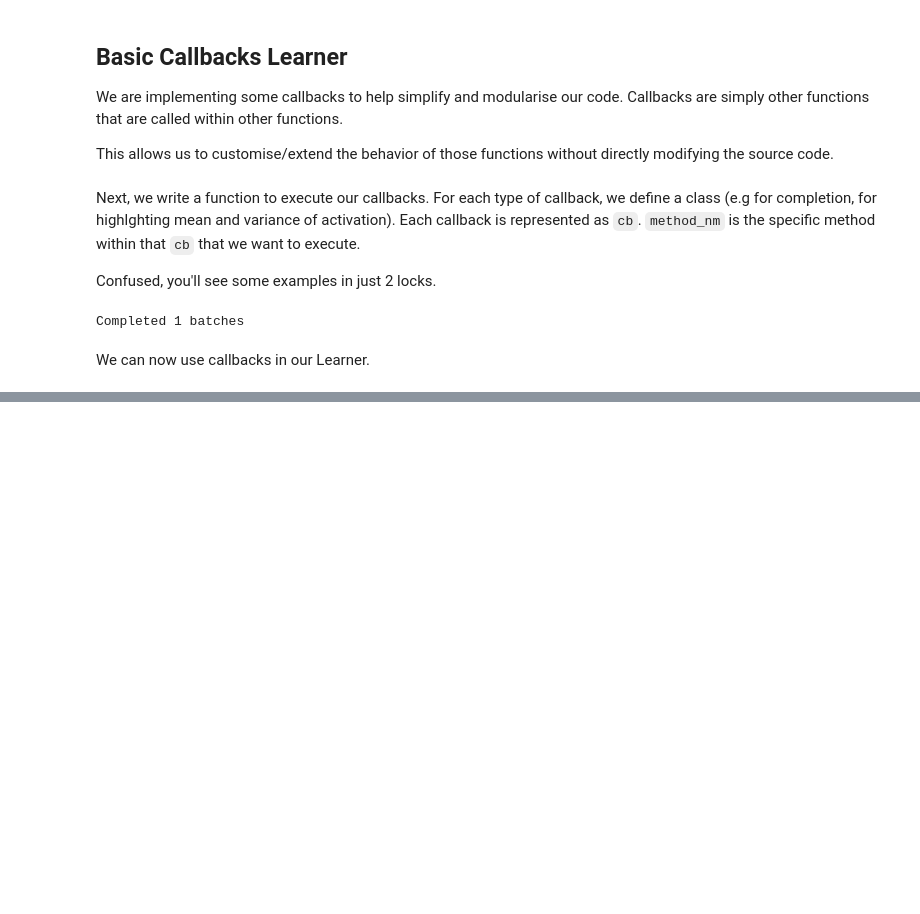
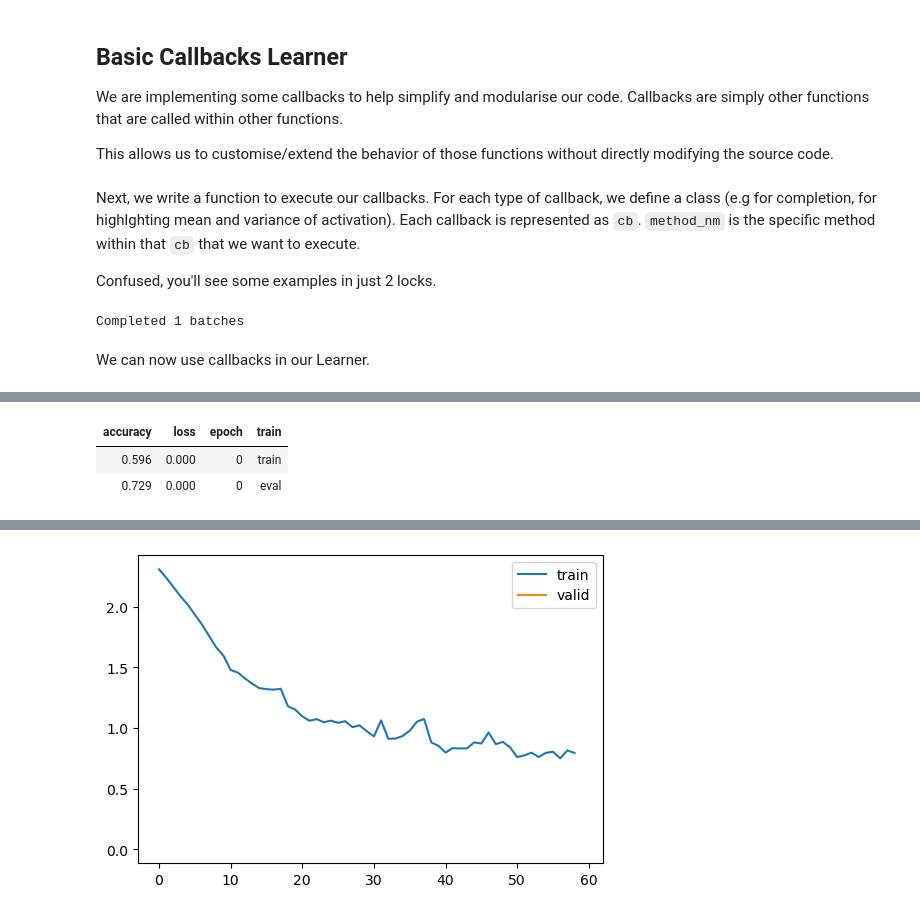
Before and after one commit to 0xSingletOnly/pdlfc, a Jupyter notebook: 09_learner.ipynb, the cells around one changed output, grey strips where cells are left out. Saved outputs shown, nothing was run; the diff lists cells and outputs as text; code cells hidden in the pictures; blank space fills up the shorter version.

Commit message:
finish implement learner

```diff
--- a/09_learner.ipynb
+++ b/09_learner.ipynb
@@ -157,0 +220,3 @@ class Learner():
+# %%
+learn = Learner(get_model(), dls, F.cross_entropy, lr=0.2, cbs=[SingleBatchCB(), CompletionCB()])
+learn.fit(1)
@@ -157,0 +356,21 @@ class Learner():
+# %%
+#|export
+class TrainCB(Callback):
+    def __init__(self, n_inp=1):
+        # for models with more than 1 input
+        self.n_inp = n_inp
+
+    def predict(self, learn):
+        learn.preds = learn.model(*learn.batch[:self.n_inp])
+
+    def get_loss(self, learn):
+        learn.loss = learn.loss_func(learn.preds, *learn.batch[self.n_inp:])
+
+    def backward(self, learn):
+        learn.loss.backward()
+
+    def step(self, learn):
+        learn.opt.step()
+
+    def zero_grad(self, learn):
+        learn.opt.zero_grad()
@@ -157,0 +416,13 @@ class Learner():
+# %%
+#|export
+class with_cbs:
+    def __init__(self, nm): self.nm = nm
+    def __call__(self, f):
+        def _f(o, *args, **kwargs):
+            try:
+                o.callback(f'before_{self.nm}')
+                f(o, *args, **kwargs)
+                o.callback(f'after_{self.nm}')
+            except globals()[f'Cancel{self.nm.title()}Exception']: pass
+            finally: o.callback(f'cleanup_{self.nm}')
+        return _f
@@ -157,0 +487,11 @@ class Learner():
+# %%
+model = get_model()
+
+metrics = MetricsCB(accuracy=MulticlassAccuracy())
+cbs = [TrainCB(), DeviceCB(), metrics, ProgressCB(plot=True)]
+learn = Learner(model, dls, F.cross_entropy, lr=0.2, cbs=cbs)
+learn.fit(1)
+# %% [output]
+| accuracy | loss | epoch | train |
+| 0.596 | 0.000 | 0 | train |
+| 0.729 | 0.000 | 0 | eval |
@@ -157,0 +509 @@ class Learner():
+[figure, added]
```
Also changed, not shown: parts of 48 cells of this notebook.
